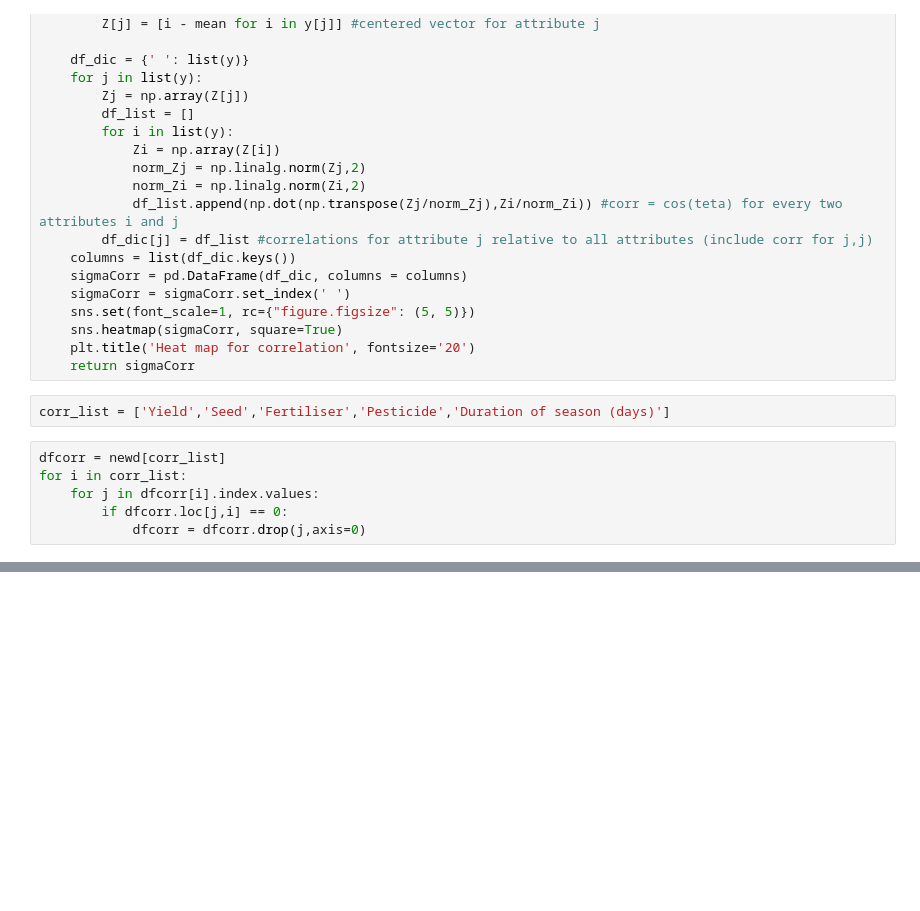
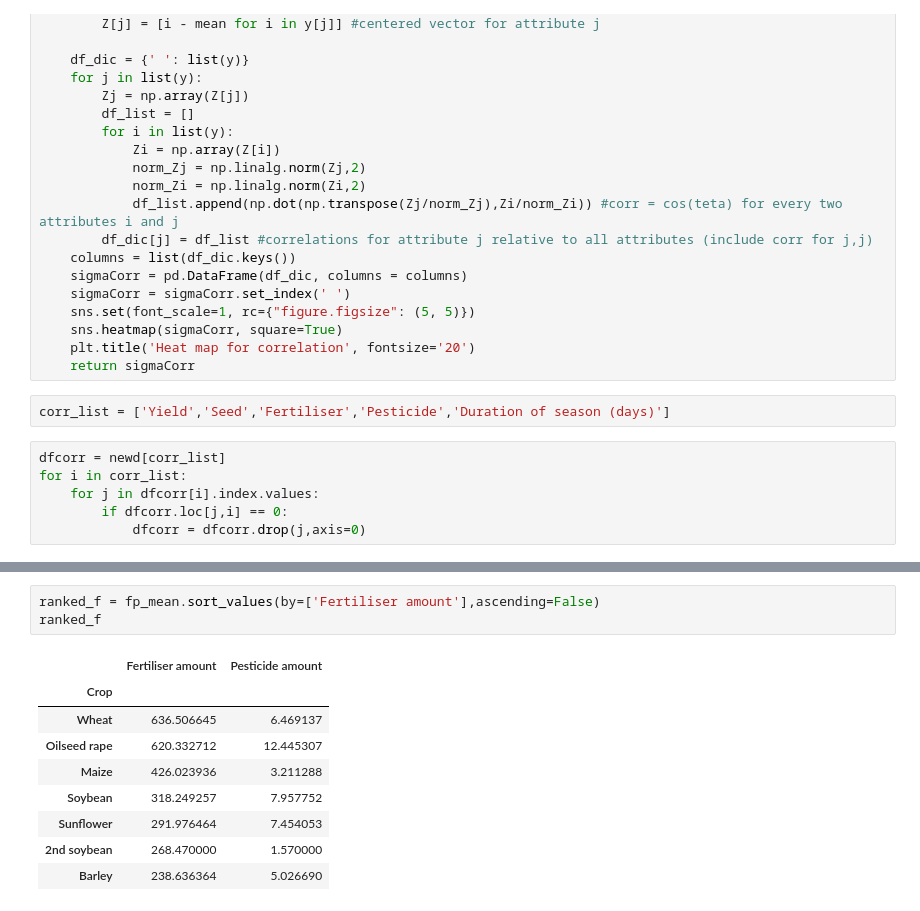
Before and after one commit to AndreaM1996/Project5, a Jupyter notebook: Project5.ipynb, the cells around one changed output, grey strips where cells are left out. Saved outputs shown, nothing was run; the diff lists cells and outputs as text; blank space fills up the shorter version.

```diff
--- a/Project5.ipynb
+++ b/Project5.ipynb
@@ -234,0 +297,13 @@ newd['Profit'] = newd['Revenue']
+# %%
+ranked_f = fp_mean.sort_values(by=['Fertiliser amount'],ascending=False)
+ranked_f
+# %% [output]
+|  | Fertiliser amount | Pesticide amount |
+| Crop |  |  |
+| Wheat | 636.506645 | 6.469137 |
+| Oilseed rape | 620.332712 | 12.445307 |
+| Maize | 426.023936 | 3.211288 |
+| Soybean | 318.249257 | 7.957752 |
+| Sunflower | 291.976464 | 7.454053 |
+| 2nd soybean | 268.470000 | 1.570000 |
+| Barley | 238.636364 | 5.026690 |
```
Also changed, not shown: parts of 11 cells of this notebook.
